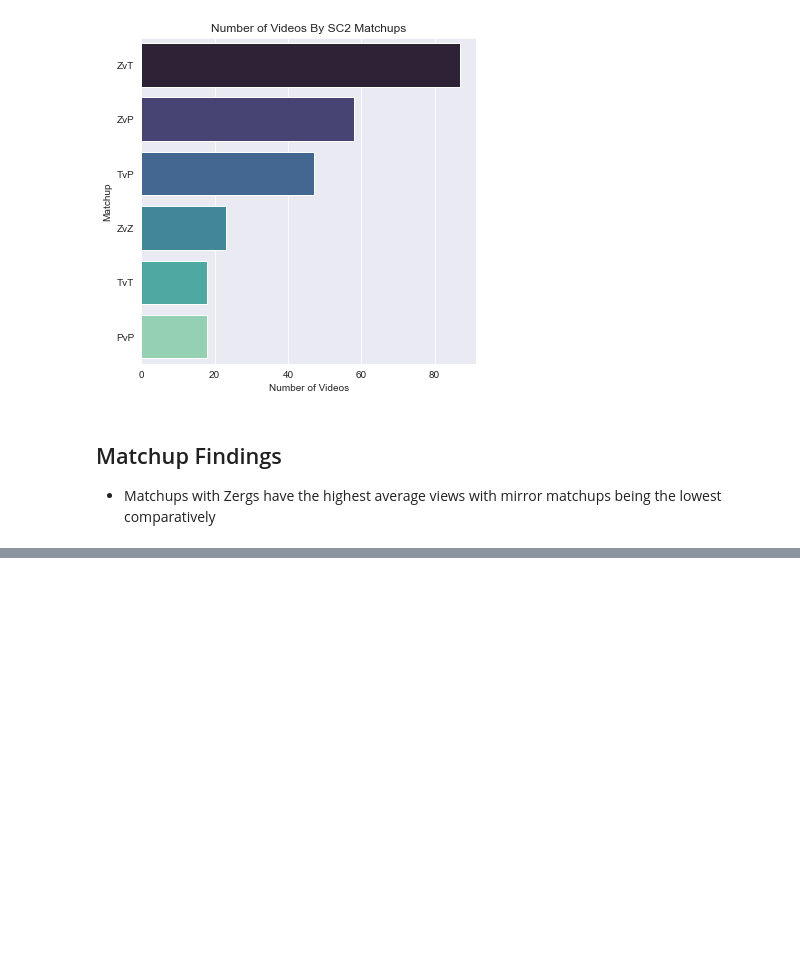
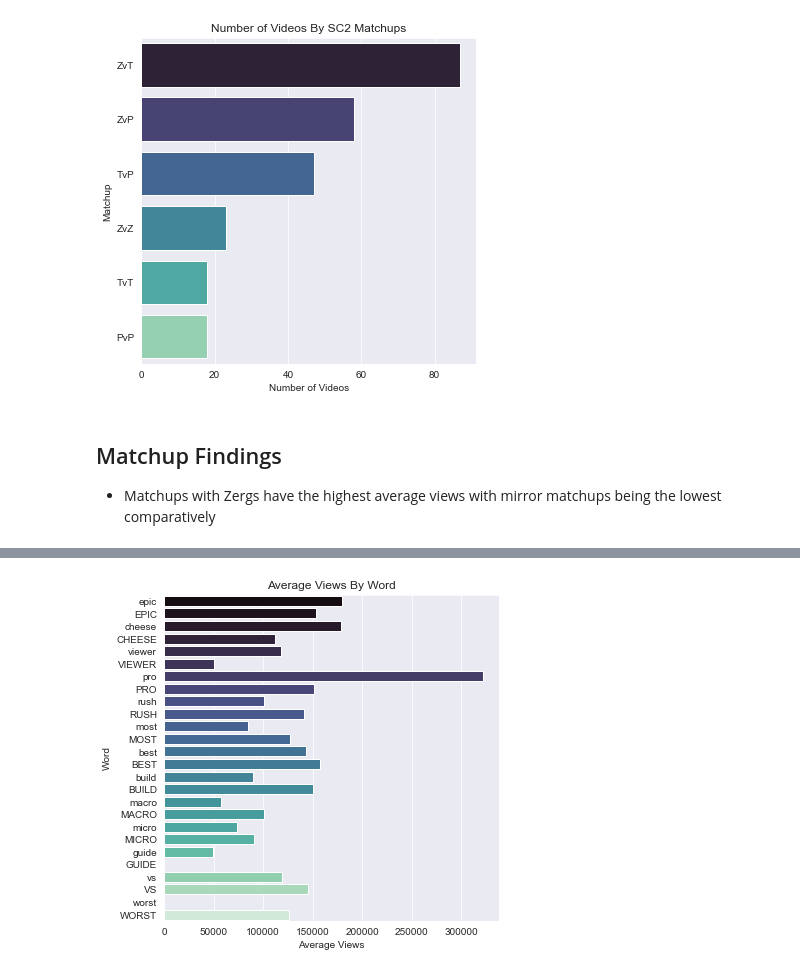
Before and after one commit to NelGen/NG--YouTube-Views-Analysis, a Jupyter notebook: Visualizations.ipynb, the cells around one changed output, grey strips where cells are left out. Drawn from its saved outputs; the diff is of its cells as text; code cells hidden in the pictures; blank space fills up the shorter version.

Commit message:
Finalizing Visualizations

```diff
--- a/Visualizations.ipynb
+++ b/Visualizations.ipynb
@@ -21,6 +21,7 @@ sc2races_df = pickle.load(open(r"Data\sc2races_df.pickle","rb"))
 matchup_df = pickle.load(open(r"Data\matchup_df.pickle","rb"))
 main_df = pickle.load(open(r"Data\players_cleaned_df.pickle","rb"))
 player_df = pickle.load(open(r"Data\player_df.pickle","rb"))
+grammed_df = pickle.load(open(r"Data\grammed_df.pickle","rb"))
 # %% [markdown]
 # Game In Title Visualizations
 # %%
@@ -389,0 +394,3 @@ plt.show()
+# %%
+key_words = ['epic','EPIC','cheese','CHEESE','viewer','VIEWER','pro','PRO','rush','RUSH','most','MOST','best','BEST',
+             'build','BUILD','macro','MACRO','micro','MICRO','guide','GUIDE','vs','VS','worst','WORST']
@@ -389,0 +407,19 @@ plt.show()
+# %%
+avg_word_views = []
+count_word_views = []
+
+# Find average views and number of videos, 0 if none
+for word in key_words:
+    try:
+        avg_word_views.append(grammed_df.loc[grammed_df[word]==1].views.mean())
+        count_word_views.append(grammed_df.loc[grammed_df[word]==1].views.count())
+    except:
+        avg_word_views.append(0)
+        count_word_views.append(0)
+# %%
+# Creating Dataframe for the words with their average views and number of videos
+words_df = pd.DataFrame(data=[key_words])
+words_df = words_df.T
+words_df['avg_views'] = avg_word_views
+words_df['num_videos'] = count_word_views
+words_df.columns = ['words','avg_views','num_videos']
@@ -389,0 +446,10 @@ plt.show()
+# %%
+# Plotting an unsorted list to compare words written regularly vs all caps
+fig,ax = plt.subplots(figsize=(6,6))
+sns.barplot(y=words_df['words'],x=words_df['avg_views'],palette='mako',ax=ax)
+ax.set_title('Average Views By Word')
+ax.set_xlabel('Average Views')
+ax.set_ylabel('Word')
+plt.show()
+# %% [output]
+[figure, added]
```
Also changed, not shown: parts of 14 cells of this notebook, 2 other files.
